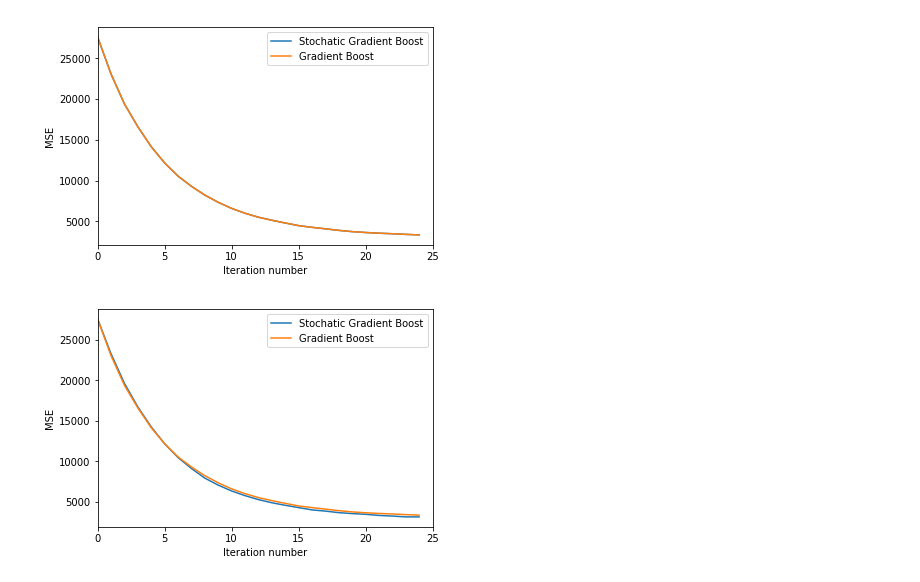
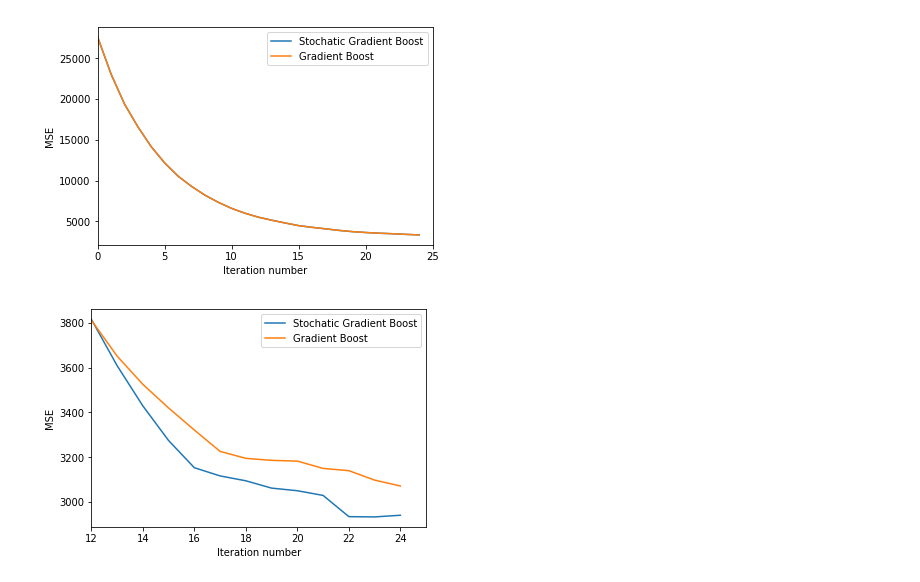
Before and after one commit to liga3d/GeekBrains_ML_Algorithms, a Jupyter notebook: hw_06.ipynb, the cells around one changed output. Drawn from its saved outputs; the diff is of its cells as text; code cells hidden in the pictures.

```diff
--- a/hw_06.ipynb
+++ b/hw_06.ipynb
@@ -321,17 +321,19 @@ plt.show()
 # %% [output]
 [figure]
 # %%
-model_1 = MyGradienBoostStochatic(n_trees = 25, max_depth = 1, alpha = 0.1, batch_size = 0.1)
+model_1 = MyGradienBoostStochatic(n_trees = 25, max_depth = 1, alpha = 0.15, batch_size = 0.15)
 model_1.fit(X_train, X_test, y_train, y_test)
-model_2 = MyGradienBoost(n_trees = 25, max_depth = 1, alpha = 0.1)
+model_2 = MyGradienBoost(n_trees = 25, max_depth = 1, alpha = 0.15)
 model_2.fit(X_train, X_test, y_train, y_test)
 # %%
+ITER_START = 12
+
 plt.xlabel('Iteration number')
 plt.ylabel('MSE')
-plt.xlim(0, model_1.n_trees)
-plt.plot(list(range(model_1.n_trees)), model_1.test_errors, label='Stochatic Gradient Boost')
-plt.plot(list(range(model_2.n_trees)), model_2.test_errors, label='Gradient Boost')
+plt.xlim(ITER_START, model_1.n_trees)
+plt.plot(list(range(ITER_START, model_1.n_trees)), model_1.test_errors[ITER_START:], label='Stochatic Gradient Boost')
+plt.plot(list(range(ITER_START, model_2.n_trees)), model_2.test_errors[ITER_START:], label='Gradient Boost')
 plt.legend(loc='upper right')
 plt.show()
 # %% [output]
-[figure, old version]
+[figure, new version]
```
